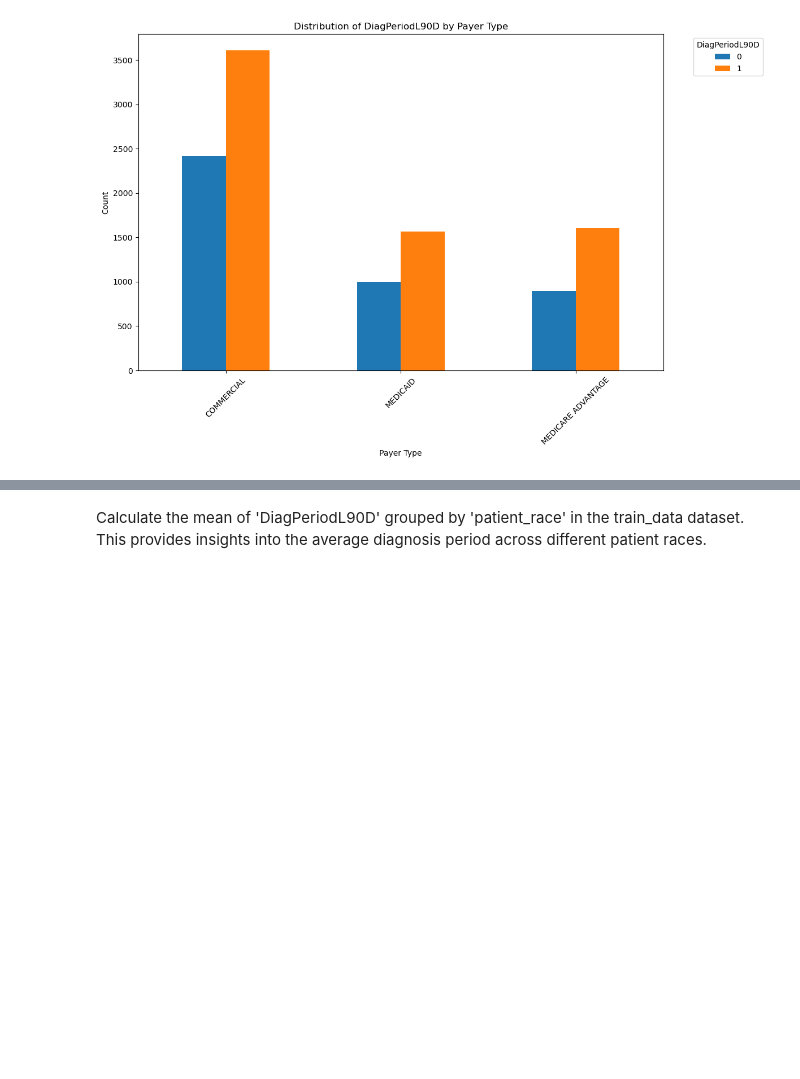
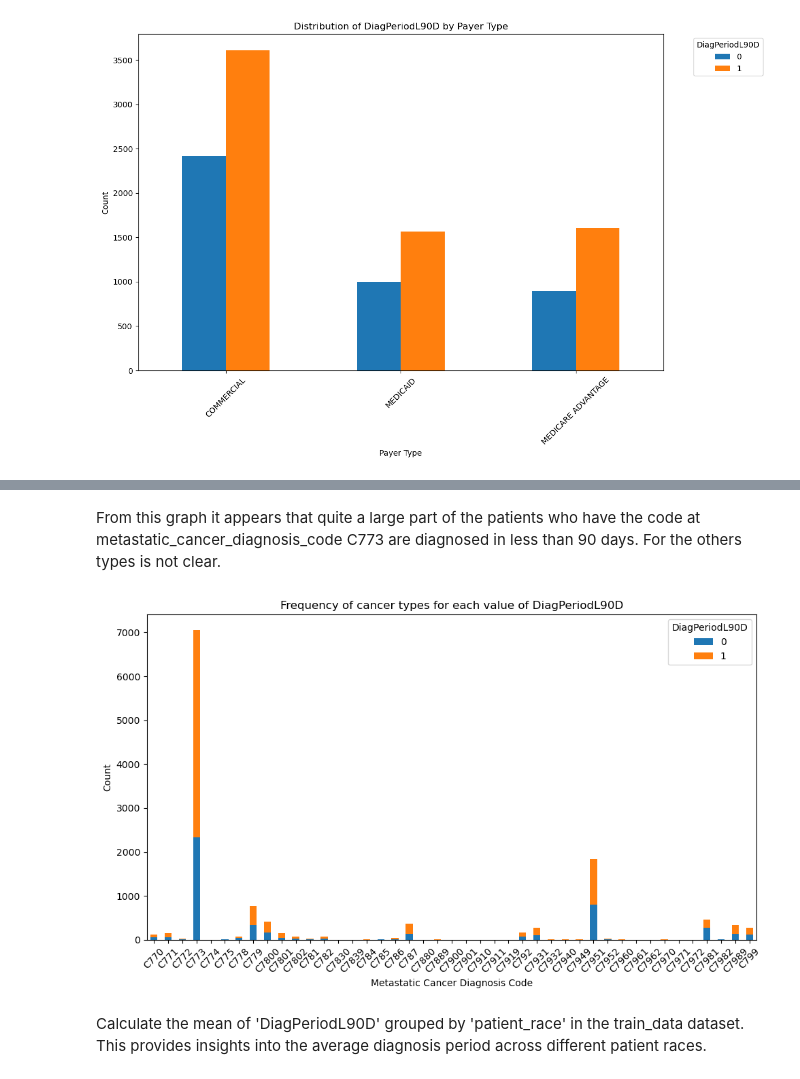
Before and after one commit to IonasAndreea/Data-Analysis_Python, a Jupyter notebook: Untitled.ipynb, the cells around one changed output, grey strips where cells are left out. Saved outputs shown, nothing was run; the diff lists cells and outputs as text; code cells hidden in the pictures; blank space fills up the shorter version.

```diff
--- a/Untitled.ipynb
+++ b/Untitled.ipynb
@@ -557,3 +505,19 @@ Name: DiagPeriodL90D, Length: 43, dtype: float64
+# %% [markdown]
+From this graph it appears that quite a large part of the patients who have the code at metastatic_cancer_diagnosis_code C773 are diagnosed in less than 90 days. For the others types is not clear.
+# %%
+import matplotlib.pyplot as plt
+import pandas as pd
+counts = train_data.groupby(['metastatic_cancer_diagnosis_code', 'DiagPeriodL90D']).size().unstack(fill_value=0)
+counts.plot(kind='bar', stacked=True, figsize=(10, 6))
+plt.title('Frequency of cancer types for each value of DiagPeriodL90D')
+plt.xlabel('Metastatic Cancer Diagnosis Code')
+plt.ylabel('Count')
+plt.xticks(rotation=45)
+plt.legend(title='DiagPeriodL90D')
+plt.tight_layout()
+plt.show()
+# %% [output]
+[figure, added]
 # %% [markdown]
 
 Calculate the mean of 'DiagPeriodL90D' grouped by 'patient_race' in the train_data dataset. This provides insights into the average diagnosis period across different patient races.
```
Also changed, not shown: parts of 32 cells of this notebook.
